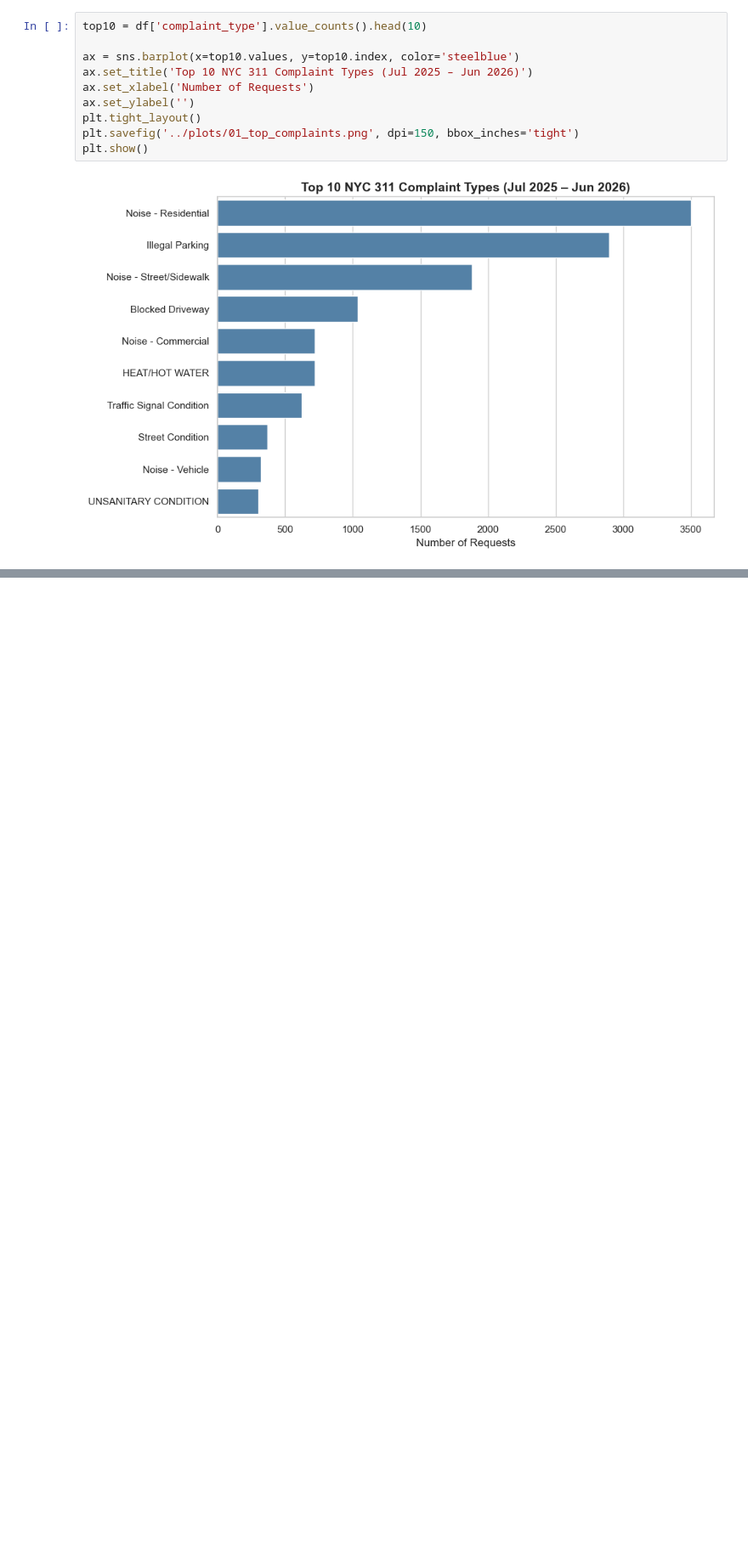
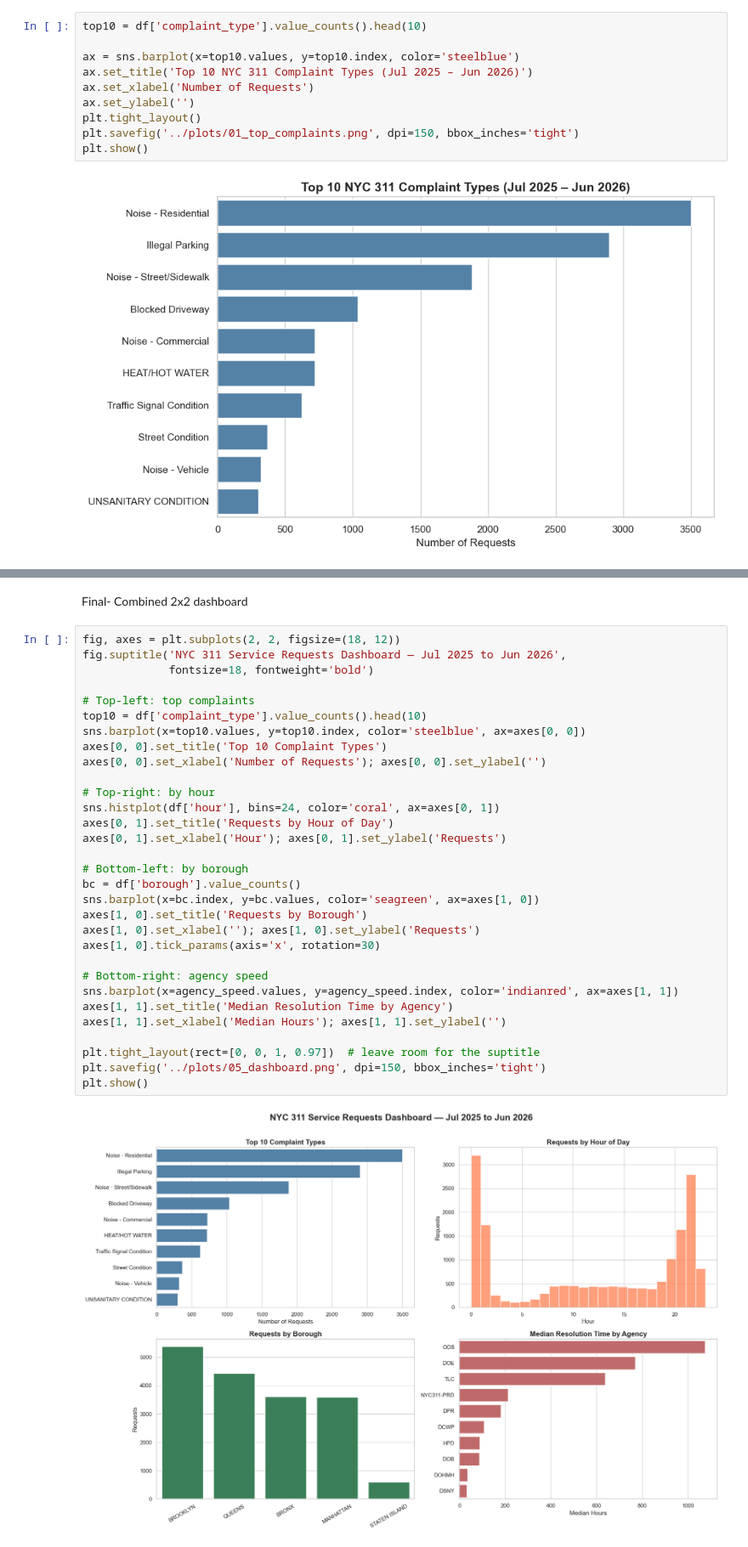
Before and after one commit to Steveelorm80/analytics, a Jupyter notebook: notebooks/nyc-311-analysis.ipynb, the cells around one changed output, grey strips where cells are left out. Shown at 85% size. Drawn from its saved outputs; the diff is of its cells as text; blank space fills up the shorter version.

Commit message:
Add Combined 2x2 summary dashboard

```diff
--- a/notebooks/nyc-311-analysis.ipynb
+++ b/notebooks/nyc-311-analysis.ipynb
@@ -117,0 +136,35 @@ plt.show()
+# %% [markdown]
+Final- Combined 2x2 dashboard
+# %%
+fig, axes = plt.subplots(2, 2, figsize=(18, 12))
+fig.suptitle('NYC 311 Service Requests Dashboard — Jul 2025 to Jun 2026',
+             fontsize=18, fontweight='bold')
+
+# Top-left: top complaints
+top10 = df['complaint_type'].value_counts().head(10)
+sns.barplot(x=top10.values, y=top10.index, color='steelblue', ax=axes[0, 0])
+axes[0, 0].set_title('Top 10 Complaint Types')
+axes[0, 0].set_xlabel('Number of Requests'); axes[0, 0].set_ylabel('')
+
+# Top-right: by hour
+sns.histplot(df['hour'], bins=24, color='coral', ax=axes[0, 1])
+axes[0, 1].set_title('Requests by Hour of Day')
+axes[0, 1].set_xlabel('Hour'); axes[0, 1].set_ylabel('Requests')
+
+# Bottom-left: by borough
+bc = df['borough'].value_counts()
+sns.barplot(x=bc.index, y=bc.values, color='seagreen', ax=axes[1, 0])
+axes[1, 0].set_title('Requests by Borough')
+axes[1, 0].set_xlabel(''); axes[1, 0].set_ylabel('Requests')
+axes[1, 0].tick_params(axis='x', rotation=30)
+
+# Bottom-right: agency speed
+sns.barplot(x=agency_speed.values, y=agency_speed.index, color='indianred', ax=axes[1, 1])
+axes[1, 1].set_title('Median Resolution Time by Agency')
+axes[1, 1].set_xlabel('Median Hours'); axes[1, 1].set_ylabel('')
+
+plt.tight_layout(rect=[0, 0, 1, 0.97])  # leave room for the suptitle
+plt.savefig('../plots/05_dashboard.png', dpi=150, bbox_inches='tight')
+plt.show()
+# %% [output]
+[figure, added]
```
Also changed, not shown: parts of 1 cell of this notebook, 2 other files.
